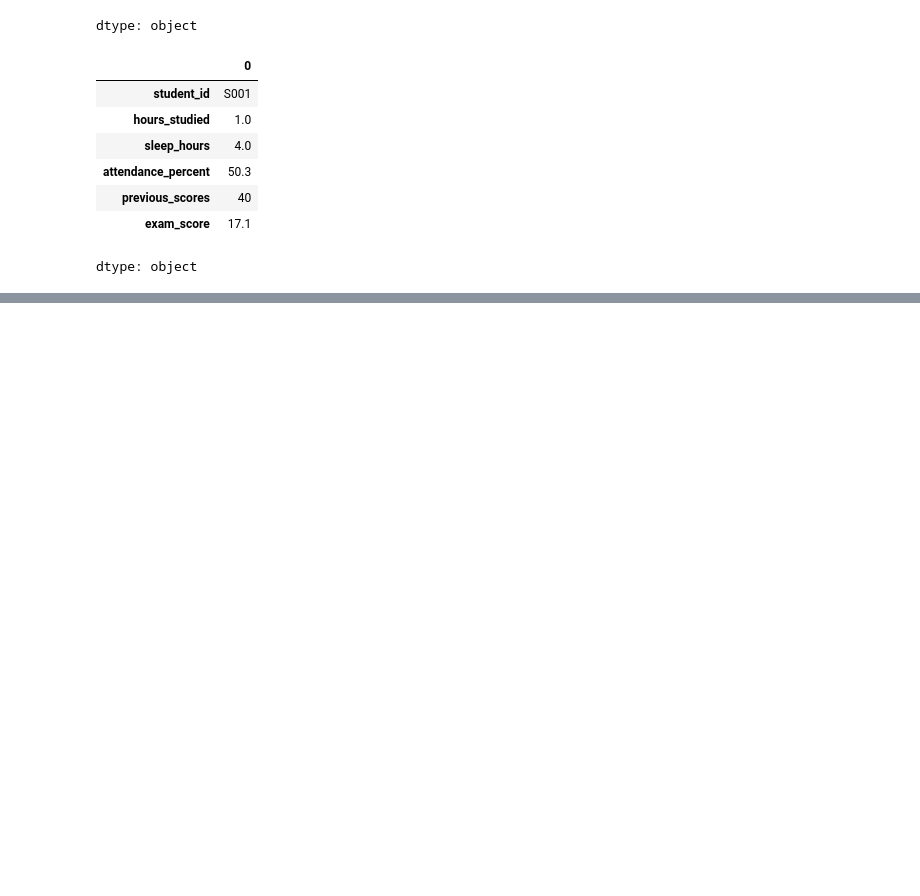
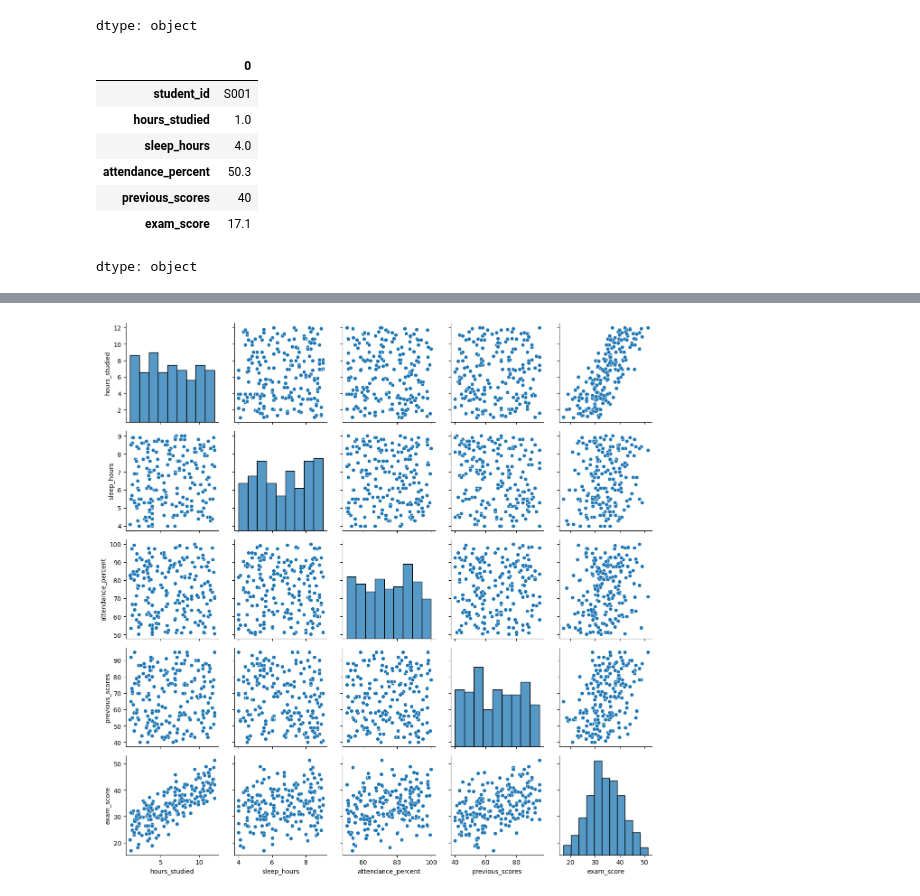
Before and after one commit to Aradhyagodambe/Python-Colab-Files, a Jupyter notebook: ML_Fundamnetals.ipynb, the cells around one changed output, grey strips where cells are left out. Drawn from its saved outputs; the diff is of its cells as text; code cells hidden in the pictures; blank space fills up the shorter version.

```diff
--- a/ML_Fundamnetals.ipynb
+++ b/ML_Fundamnetals.ipynb
@@ -242,0 +257,6 @@ plt.show()
+# %%
+sns.pairplot(Stu)
+plt.tight_layout()
+plt.show()
+# %% [output]
+[figure, added]
```
Also changed, not shown: parts of 10 cells of this notebook.
